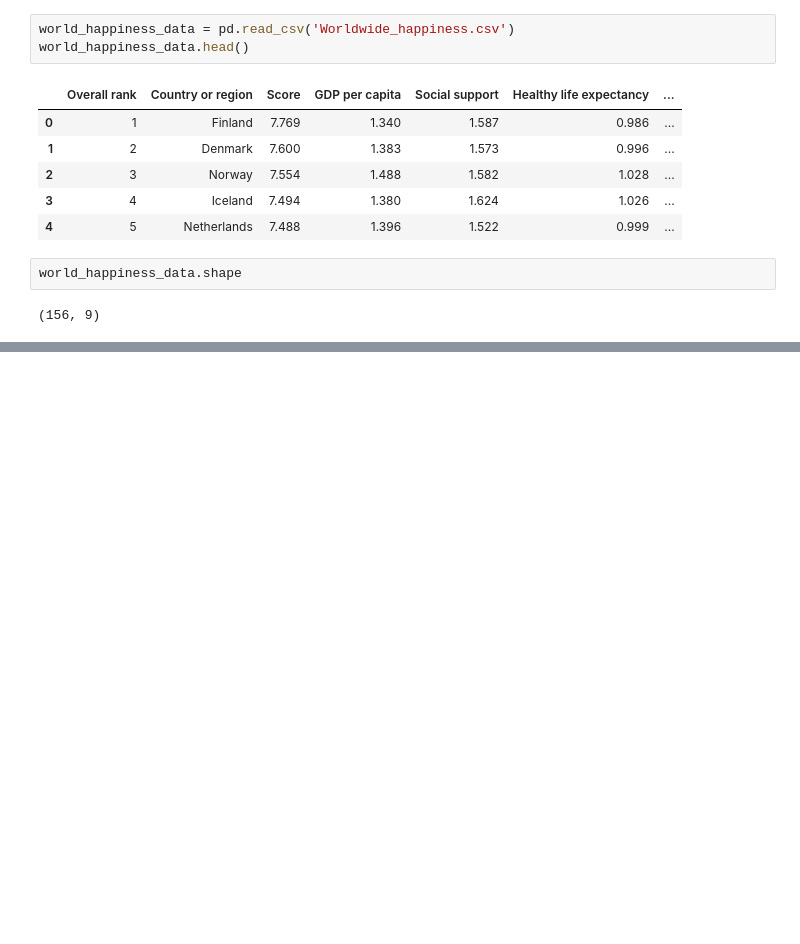
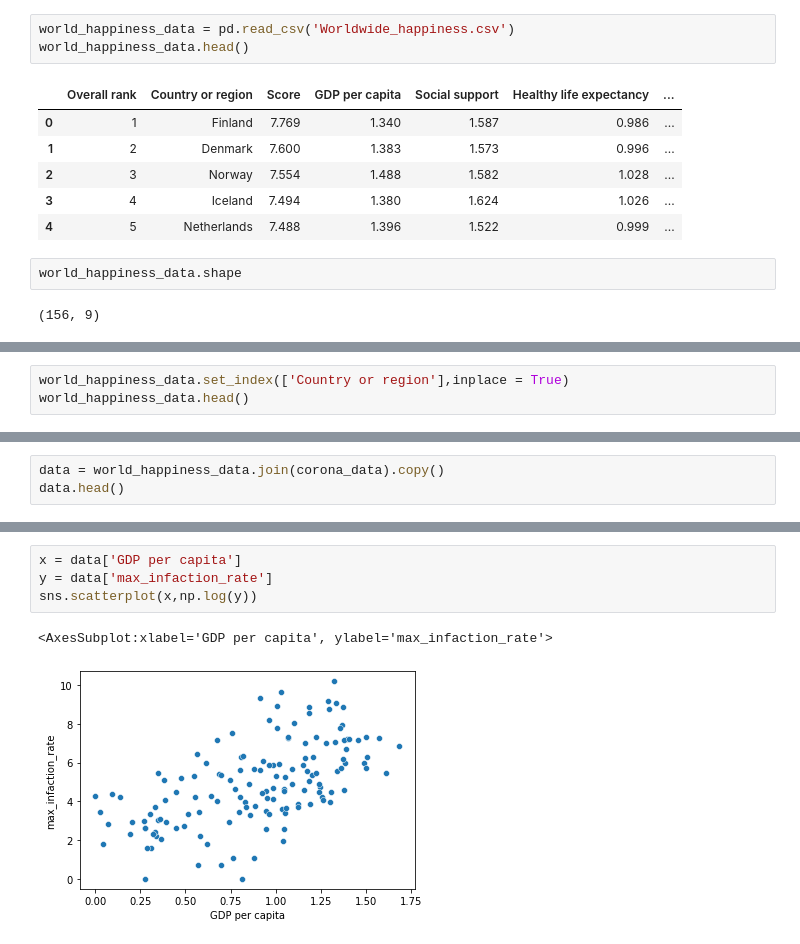
Before and after one commit to Ssuman394/Impact_Alalysis_of_Covid-19, a Jupyter notebook: Impact_Alalysis_of_Covid-19.ipynb, the cells around one changed output, grey strips where cells are left out. Cells and saved outputs as stored; diff of their text form; blank space fills up the shorter version.

```diff
--- a/Impact_Alalysis_of_Covid-19.ipynb
+++ b/Impact_Alalysis_of_Covid-19.ipynb
@@ -164,0 +175,3 @@ columns_to_droped = ['Overall rank','Score','']
+# %%
+world_happiness_data.set_index(['Country or region'],inplace = True)
+world_happiness_data.head()
@@ -164,0 +186,3 @@ columns_to_droped = ['Overall rank','Score','']
+# %%
+data = world_happiness_data.join(corona_data).copy()
+data.head()
@@ -164,0 +210,7 @@ columns_to_droped = ['Overall rank','Score','']
+# %%
+x = data['GDP per capita']
+y = data['max_infaction_rate']
+sns.scatterplot(x,np.log(y))
+# %% [output]
+<AxesSubplot:xlabel='GDP per capita', ylabel='max_infaction_rate'>
+[figure, added]
```
Also changed, not shown: parts of 11 cells of this notebook.
